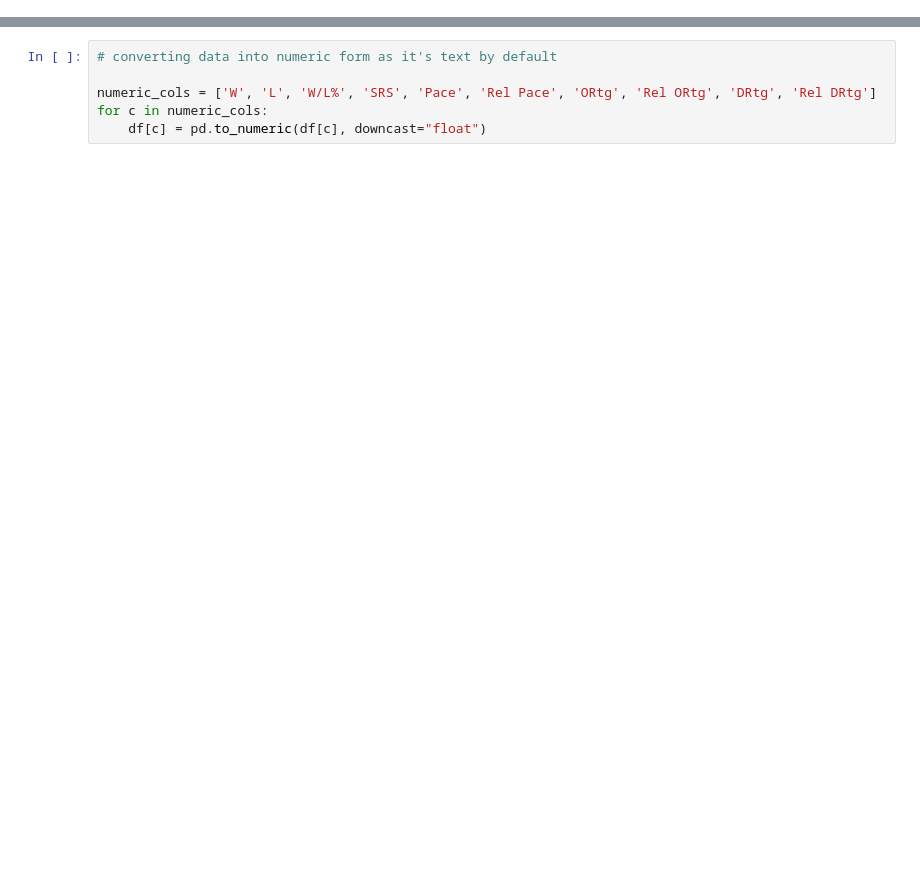
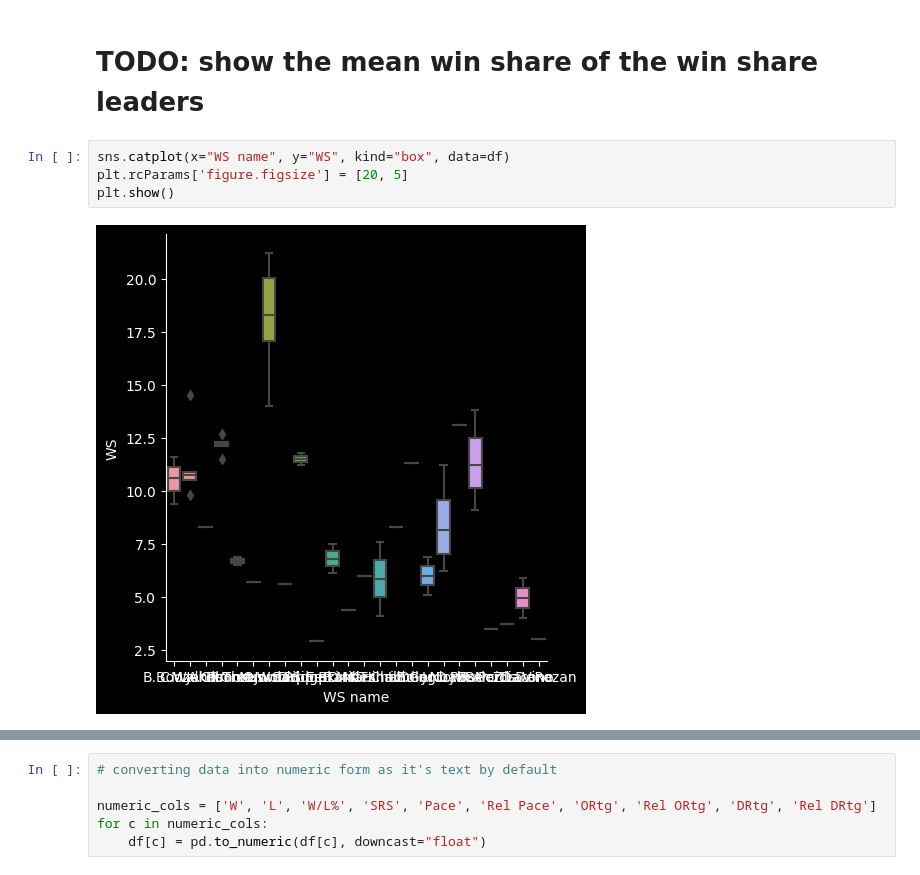
Before and after one commit to SunTzunami/IBM312_assignment, a Jupyter notebook: mj_analysis.ipynb, the cells around one changed output, grey strips where cells are left out. Saved outputs shown, nothing was run; the diff lists cells and outputs as text; blank space fills up the shorter version.

```diff
--- a/mj_analysis.ipynb
+++ b/mj_analysis.ipynb
@@ -69,0 +92,8 @@ df['WS name'] = player_names
+# %% [markdown]
+# TODO: show the mean win share of the win share leaders
+# %%
+sns.catplot(x="WS name", y="WS", kind="box", data=df)
+plt.rcParams['figure.figsize'] = [20, 5]
+plt.show()
+# %% [output]
+[figure, added]
```
Also changed, not shown: parts of 25 cells of this notebook.
